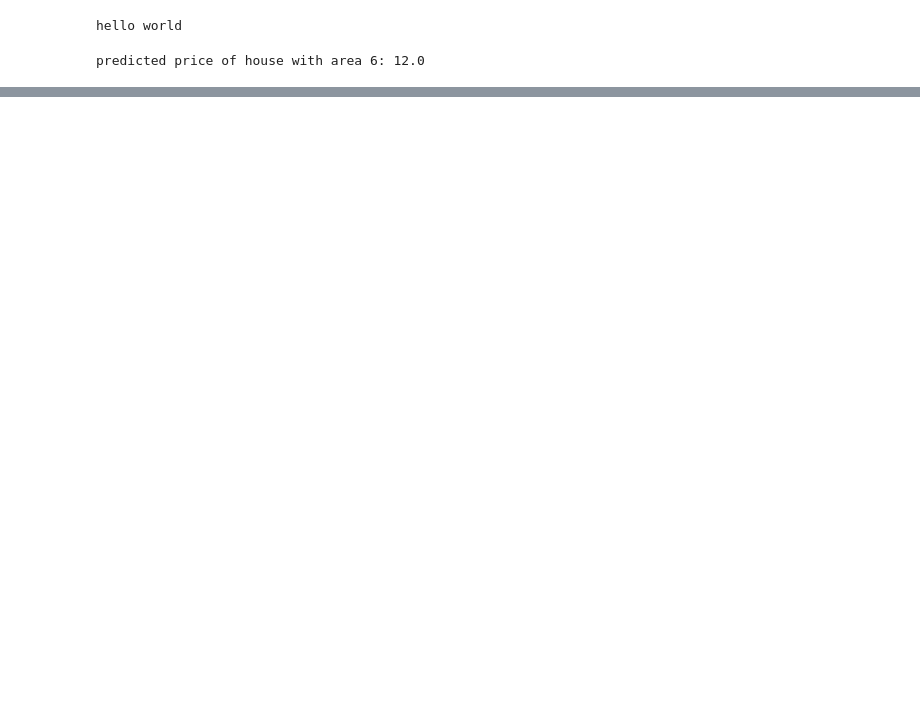
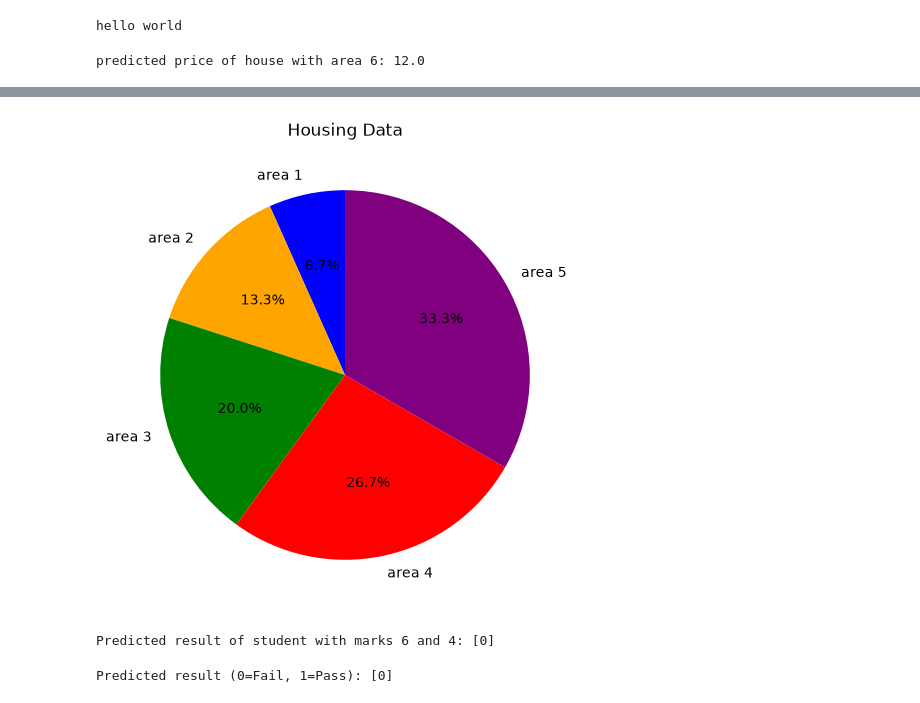
Before and after one commit to Nauman-AI-786/classwork3, a Jupyter notebook: Ml.ipynb, the cells around one changed output, grey strips where cells are left out. Cells and saved outputs as stored; diff of their text form; code cells hidden in the pictures; blank space fills up the shorter version.

```diff
--- a/Ml.ipynb
+++ b/Ml.ipynb
@@ -61,0 +70,62 @@ SyntaxError: unterminated string literal (detected at line 5) (953116821.py, lin
+# %%
+import matplotlib.pyplot as plt
+import numpy as np
+
+# X aur Y dono ki length same honi chahiye aur values positive honi chahiyein
+x = np.array([1, 2, 3, 4, 5])
+y = np.array([2, 4, 6, 8, 10])  # Negative '-2' ko hata kar '2' kar diya hai
+
+plt.figure(figsize=(6, 6))
+plt.pie(
+    y,
+    autopct="%1.1f%%",
+    startangle=90,
+    labels=["area 1", "area 2", "area 3", "area 4", "area 5"],
+    colors=["blue", "orange", "green", "red", "purple"],
+)
+plt.title("Housing Data")
+plt.show()
+# %% [output]
+[figure, added]
+# %%
+import numpy as np
+from sklearn.neighbors import KNeighborsClassifier
+
+x = np.array([[6,2], [4,3], [6,5], [7,8], [5,6]])
+y = np.array([0,0,1,1,1]) # 0 fail, 1 = pass
+
+model = KNeighborsClassifier(n_neighbors=3)
+model.fit(x,y)
+
+prediction= model.predict(np.array([[6, 4]])) #predict the result of student with marks 5 and 4
+
+print("Predicted result of student with marks 6 and 4:", prediction)
+# %% [output]
+Predicted result of student with marks 6 and 4: [0]
+# %%
+import numpy as np
+from sklearn.neighbors import KNeighborsClassifier
+
+#x = np.array([[Math, English, Biology ]])
+x = np.array([[6, 2, 5],  #student 1
+    [4, 3, 4], # Stundent 2
+    [6, 5, 7],  #studnet 3
+    [7, 8, 9],   #student 4
+    [5, 6, 6]     #studnet 5
+    ])
+
+y = np.array([0,0,1,1,1])   # 0=fail 1= pass
+
+# model initialize aur train karein
+model = KNeighborsClassifier(n_neighbors=3)
+
+model.fit(x,y)
+
+
+# Naye student ke 3 subjects ke marks ke sath predict karein (Misal: [6, 4, 5])
+new_student = np.array([[6, 4, 5]])
+prediction = model.predict(new_student)
+
+print("Predicted result (0=Fail, 1=Pass):", prediction)
+# %% [output]
+Predicted result (0=Fail, 1=Pass): [0]
```
Also changed, not shown: parts of 2 cells of this notebook, 1 other file.
